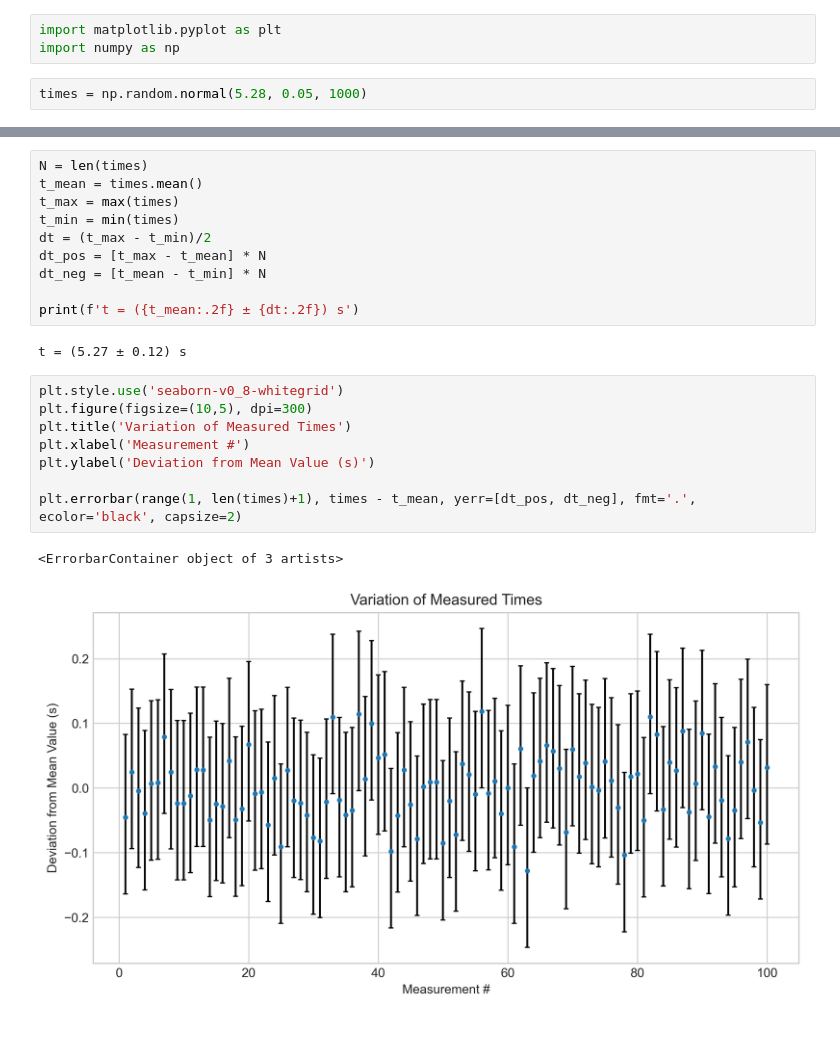
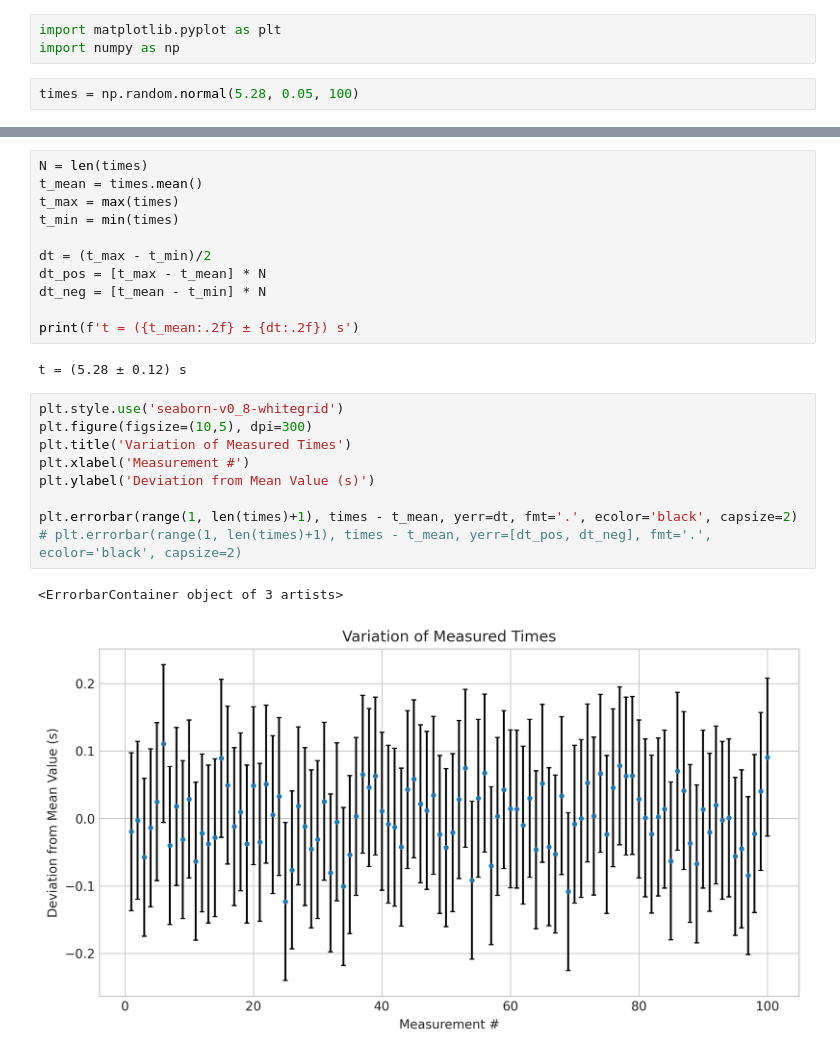
Before and after one commit to bylands/physicslab, a Jupyter notebook: histogram.ipynb, the cells around one changed output, grey strips where cells are left out. Drawn from its saved outputs; the diff is of its cells as text.

```diff
--- a/histogram.ipynb
+++ b/histogram.ipynb
@@ -2,7 +2,7 @@
 import matplotlib.pyplot as plt
 import numpy as np
 # %%
-times = np.random.normal(5.28, 0.05, 1000)
+times = np.random.normal(5.28, 0.05, 100)
 # %%
 plt.style.use('seaborn-v0_8-whitegrid')
 plt.figure(figsize=(10,5), dpi=300)
@@ -34,21 +23,23 @@ N = len(times)
 t_mean = times.mean()
 t_max = max(times)
 t_min = min(times)
+
 dt = (t_max - t_min)/2
 dt_pos = [t_max - t_mean] * N
 dt_neg = [t_mean - t_min] * N
 
 print(f't = ({t_mean:.2f} ± {dt:.2f}) s')
 # %% [output]
-t = (5.27 ± 0.12) s
+t = (5.28 ± 0.12) s
 # %%
 plt.style.use('seaborn-v0_8-whitegrid')
 plt.figure(figsize=(10,5), dpi=300)
 plt.title('Variation of Measured Times')
 plt.xlabel('Measurement #')
 plt.ylabel('Deviation from Mean Value (s)')
 
-plt.errorbar(range(1, len(times)+1), times - t_mean, yerr=[dt_pos, dt_neg], fmt='.', ecolor='black', capsize=2)
+plt.errorbar(range(1, len(times)+1), times - t_mean, yerr=dt, fmt='.', ecolor='black', capsize=2)
+# plt.errorbar(range(1, len(times)+1), times - t_mean, yerr=[dt_pos, dt_neg], fmt='.', ecolor='black', capsize=2)
 # %% [output]
 <ErrorbarContainer object of 3 artists>
-[figure, old version]
+[figure, new version]
```
Also changed, not shown: parts of 1 cell of this notebook.
